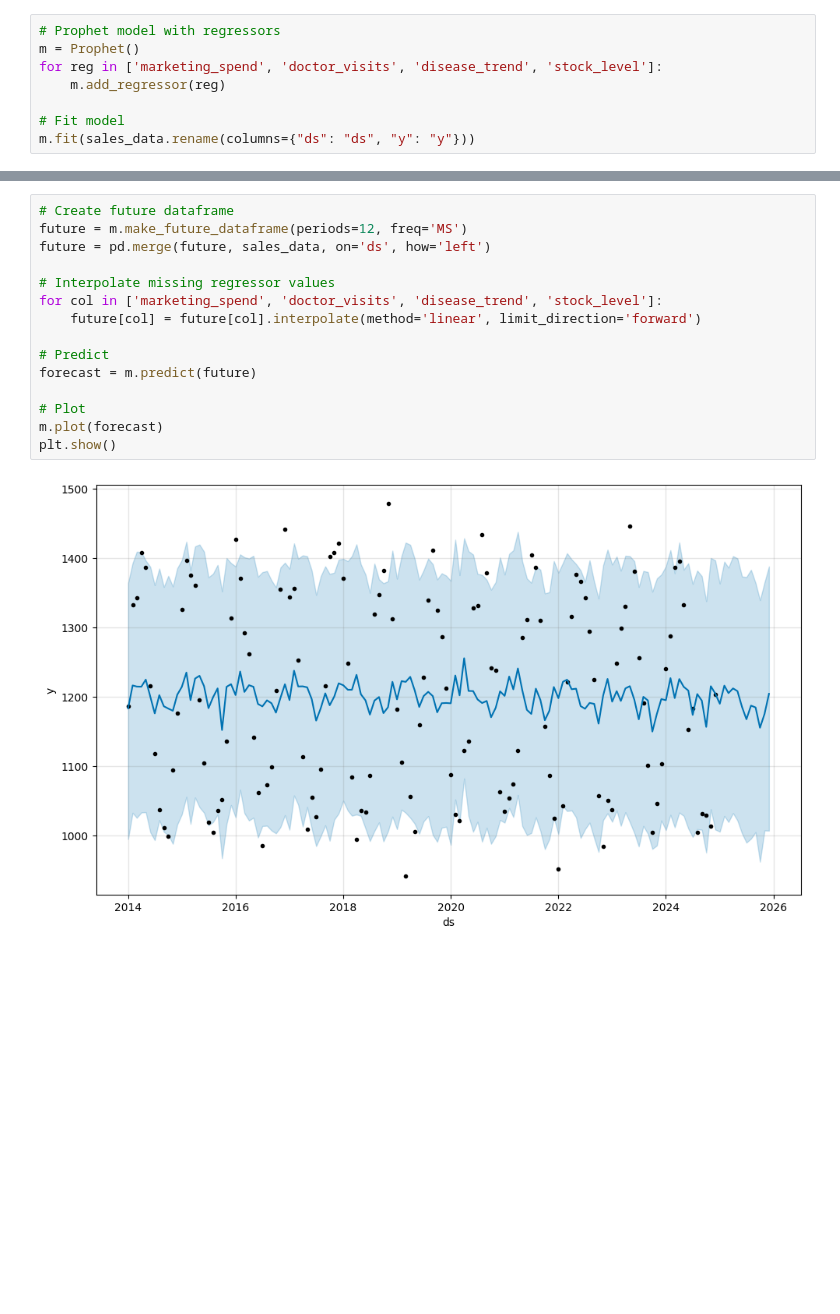
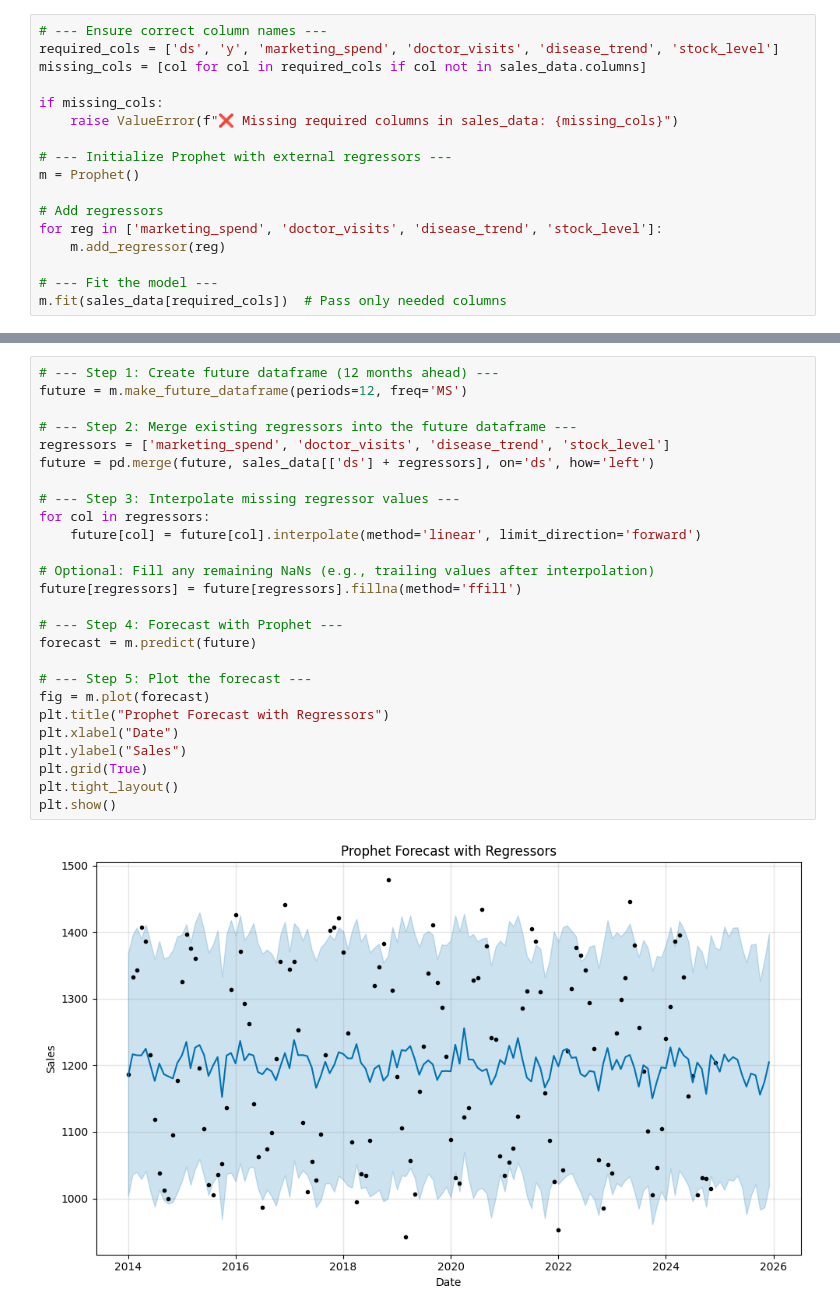
Before and after one commit to ashiqurrahmanshihab/Hybrid_Demand_Forecasting_and-Reorder_Point_Planning_Using_AROPHET, a Jupyter notebook: EXpriment.ipynb, the cells around one changed output, grey strips where cells are left out. Saved outputs shown, nothing was run; the diff lists cells and outputs as text; blank space fills up the shorter version.

```diff
--- a/EXpriment.ipynb
+++ b/EXpriment.ipynb
@@ -28,11 +38,20 @@ sales_data.head()
 | 3 | 2014-04-01 | 1407.575042 | 1755 | 5248 | 328 | 5841 | 14 | ... |
 | 4 | 2014-05-01 | 1386.842733 | 1262 | 5725 | 267 | 7576 | 7 | ... |
 # %%
-# Prophet model with regressors
+# --- Ensure correct column names ---
+required_cols = ['ds', 'y', 'marketing_spend', 'doctor_visits', 'disease_trend', 'stock_level']
+missing_cols = [col for col in required_cols if col not in sales_data.columns]
+
+if missing_cols:
+    raise ValueError(f"❌ Missing required columns in sales_data: {missing_cols}")
+
+# --- Initialize Prophet with external regressors ---
 m = Prophet()
+
+# Add regressors
 for reg in ['marketing_spend', 'doctor_visits', 'disease_trend', 'stock_level']:
     m.add_regressor(reg)
 
-# Fit model
-m.fit(sales_data.rename(columns={"ds": "ds", "y": "y"}))
+# --- Fit the model ---
+m.fit(sales_data[required_cols])  # Pass only needed columns
 # %% [output]
@@ -41,19 +60,30 @@ m.fit(sales_data.rename(columns={"ds": "ds", "y": "y"}))
 <prophet.forecaster.Prophet at 0x...>
 # %%
-# Create future dataframe
+# --- Step 1: Create future dataframe (12 months ahead) ---
 future = m.make_future_dataframe(periods=12, freq='MS')
-future = pd.merge(future, sales_data, on='ds', how='left')
 
-# Interpolate missing regressor values
-for col in ['marketing_spend', 'doctor_visits', 'disease_trend', 'stock_level']:
+# --- Step 2: Merge existing regressors into the future dataframe ---
+regressors = ['marketing_spend', 'doctor_visits', 'disease_trend', 'stock_level']
+future = pd.merge(future, sales_data[['ds'] + regressors], on='ds', how='left')
+
+# --- Step 3: Interpolate missing regressor values ---
+for col in regressors:
     future[col] = future[col].interpolate(method='linear', limit_direction='forward')
 
-# Predict
+# Optional: Fill any remaining NaNs (e.g., trailing values after interpolation)
+future[regressors] = future[regressors].fillna(method='ffill')
+
+# --- Step 4: Forecast with Prophet ---
 forecast = m.predict(future)
 
-# Plot
-m.plot(forecast)
+# --- Step 5: Plot the forecast ---
+fig = m.plot(forecast)
+plt.title("Prophet Forecast with Regressors")
+plt.xlabel("Date")
+plt.ylabel("Sales")
+plt.grid(True)
+plt.tight_layout()
 plt.show()
 # %% [output]
-[figure, old version]
+[figure, new version]
 # %%
```
Also changed, not shown: parts of 28 cells of this notebook, 1 other file.
